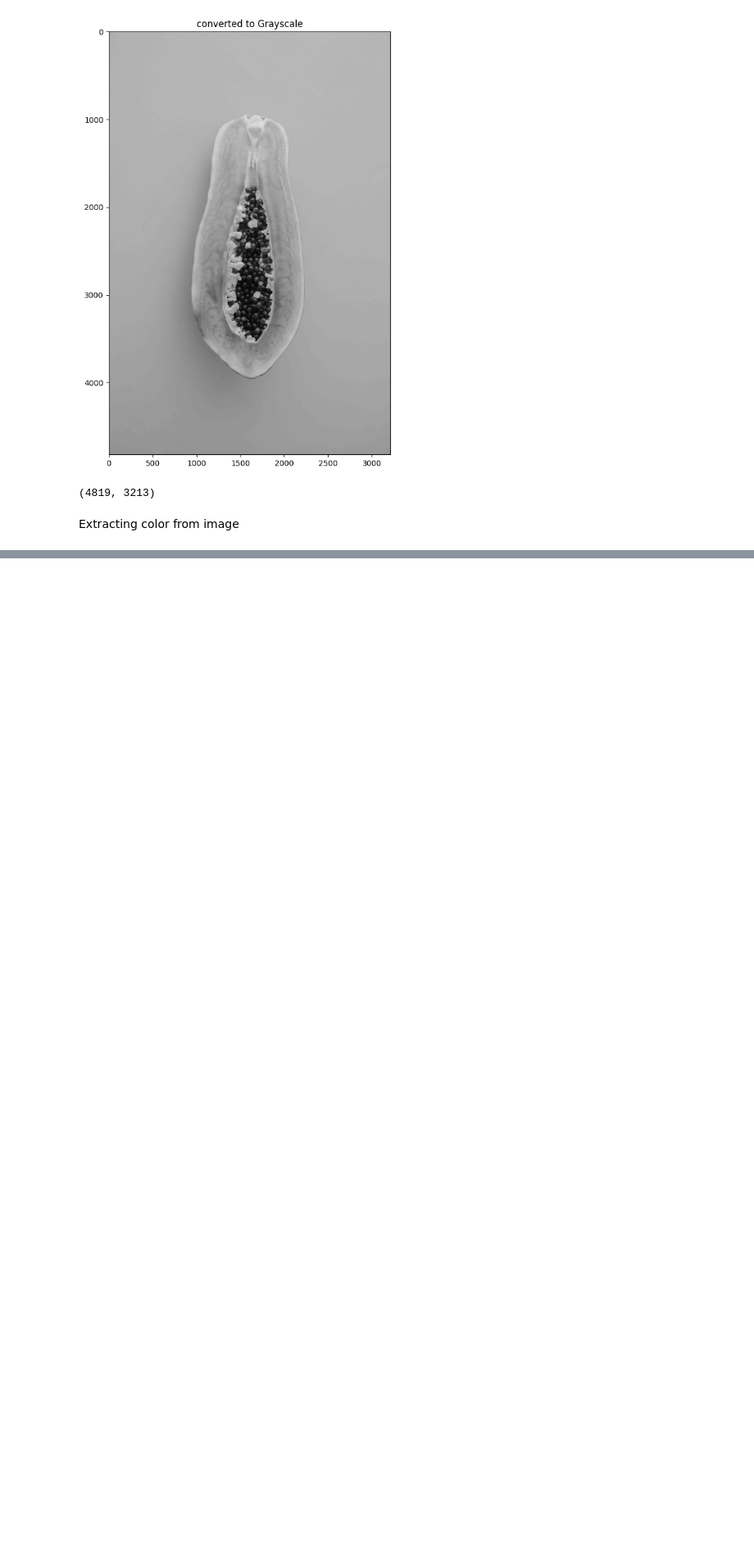
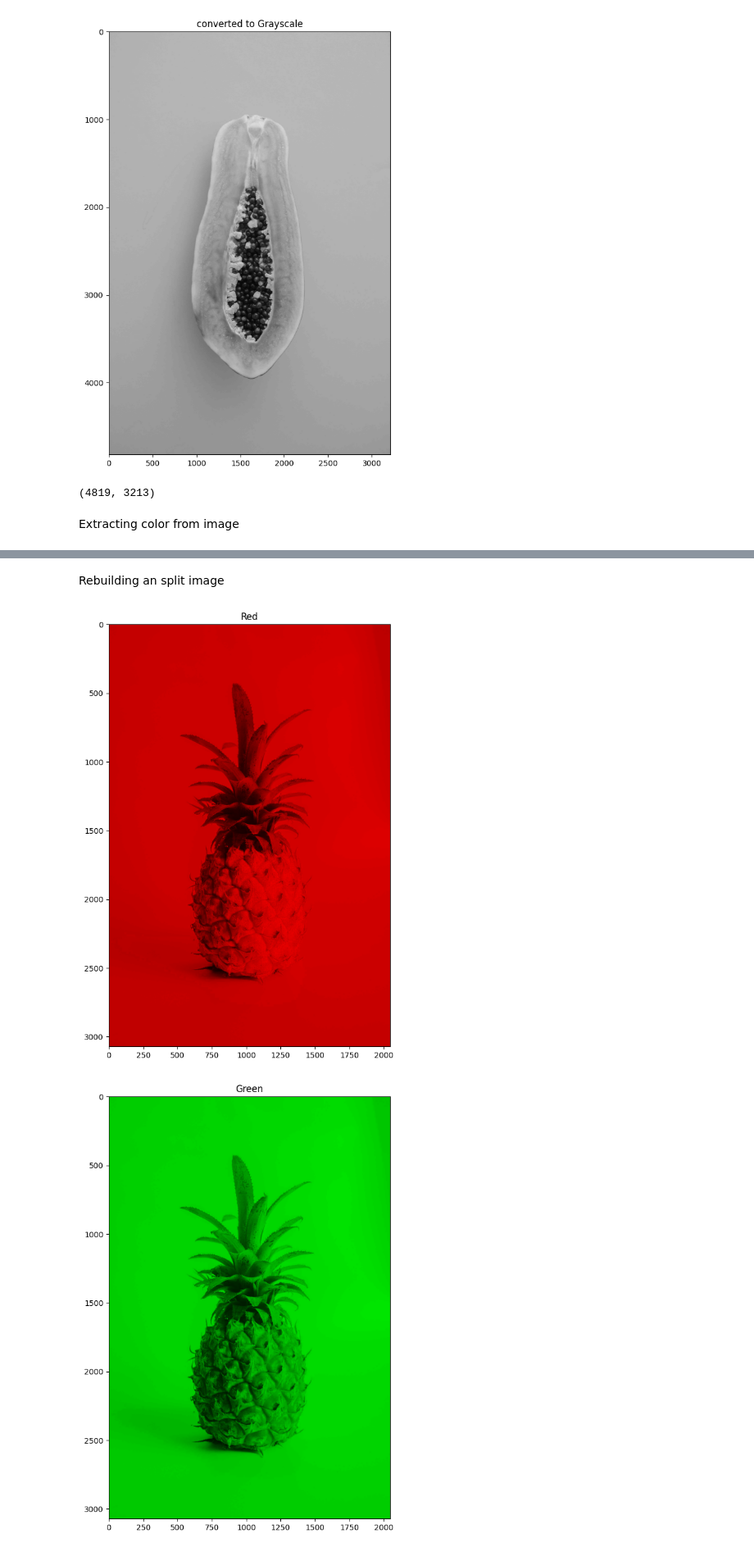
Before and after one commit to NchourupouoM/Computer_vision, a Jupyter notebook: day_1_opencv.ipynb, the cells around one changed output, grey strips where cells are left out. Shown at 82% size. Saved outputs shown, nothing was run; the diff lists cells and outputs as text; code cells hidden in the pictures; blank space fills up the shorter version.

```diff
--- a/day_1_opencv.ipynb
+++ b/day_1_opencv.ipynb
@@ -68,0 +74,11 @@ B.shape, G.shape, R.shape
+# %% [markdown]
+Rebuilding an split image
+# %%
+zeros = np.zeros(image.shape[:2],dtype='uint8')
+
+imshow(title="Red", image=cv2.merge([zeros,zeros,R]))
+imshow(title="Green", image=cv2.merge([zeros,G,zeros]))
+imshow(title="Blue", image=cv2.merge([B,zeros,R]))
+# %% [output]
+[figure, added]
+[figure, added]
```
Also changed, not shown: parts of 5 cells of this notebook.
